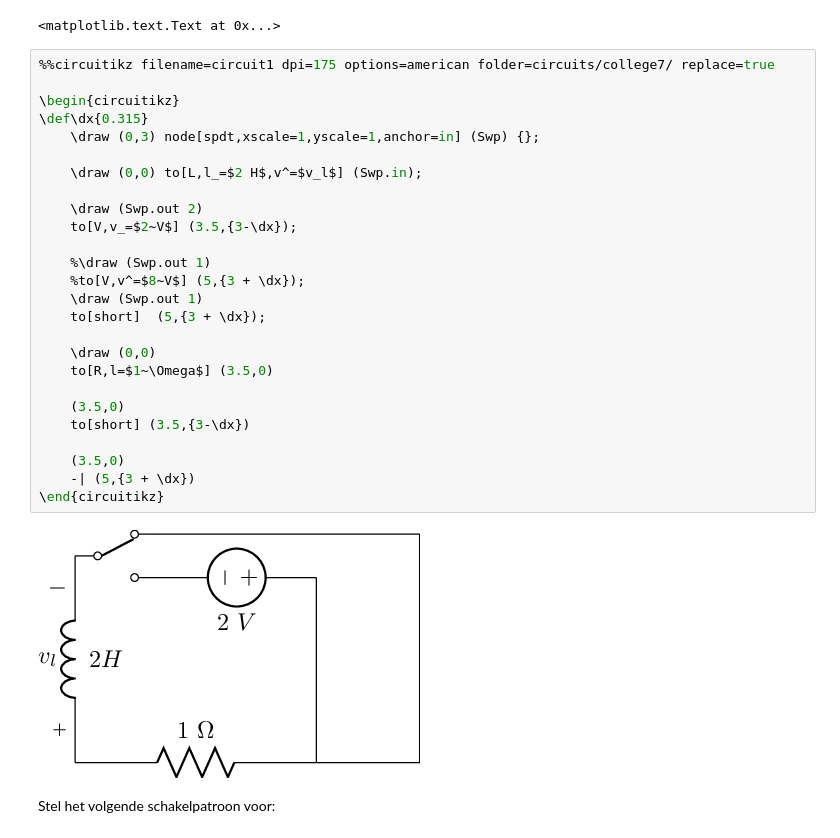
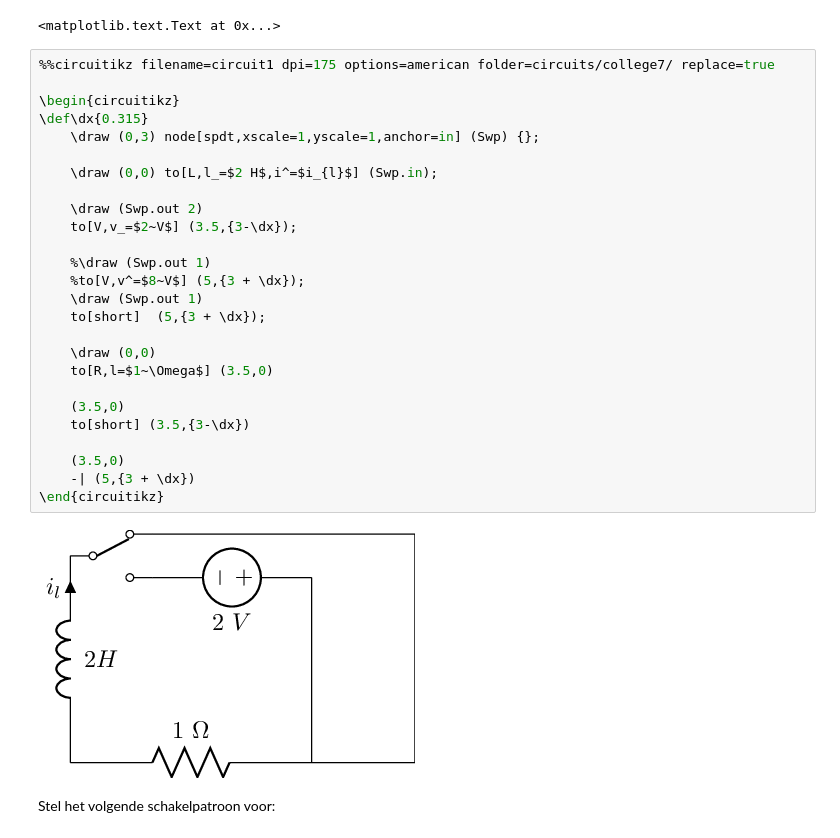
Before and after one commit to hkortier/DC, a Jupyter notebook: colleges/material/college7.ipynb, the cells around one changed output. Saved outputs shown, nothing was run; the diff lists cells and outputs as text.

Commit message:
figure included

```diff
--- a/colleges/material/college7.ipynb
+++ b/colleges/material/college7.ipynb
@@ -175,31 +175,31 @@ plt.ylabel('Stroom [A]')
 # %%
 %%circuitikz filename=circuit1 dpi=175 options=american folder=circuits/college7/ replace=true
 
 \begin{circuitikz}
 \def\dx{0.315}
     \draw (0,3) node[spdt,xscale=1,yscale=1,anchor=in] (Swp) {};
 
-    \draw (0,0) to[L,l_=$2 H$,v^=$v_l$] (Swp.in);
+    \draw (0,0) to[L,l_=$2 H$,i^=$i_{l}$] (Swp.in);
 
     \draw (Swp.out 2)
     to[V,v_=$2~V$] (3.5,{3-\dx});
 
     %\draw (Swp.out 1)
     %to[V,v^=$8~V$] (5,{3 + \dx});
     \draw (Swp.out 1)
     to[short]  (5,{3 + \dx});
 
     \draw (0,0)
     to[R,l=$1~\Omega$] (3.5,0)
 
     (3.5,0)
     to[short] (3.5,{3-\dx})
 
     (3.5,0)
     -| (5,{3 + \dx})
 \end{circuitikz}
 # %% [output]
-[figure, old version]
+[figure, new version]
 # %% [markdown]
 Stel het volgende schakelpatroon voor:
 # %%
```
Also changed, not shown: parts of 1 cell of this notebook, 3 other files.
